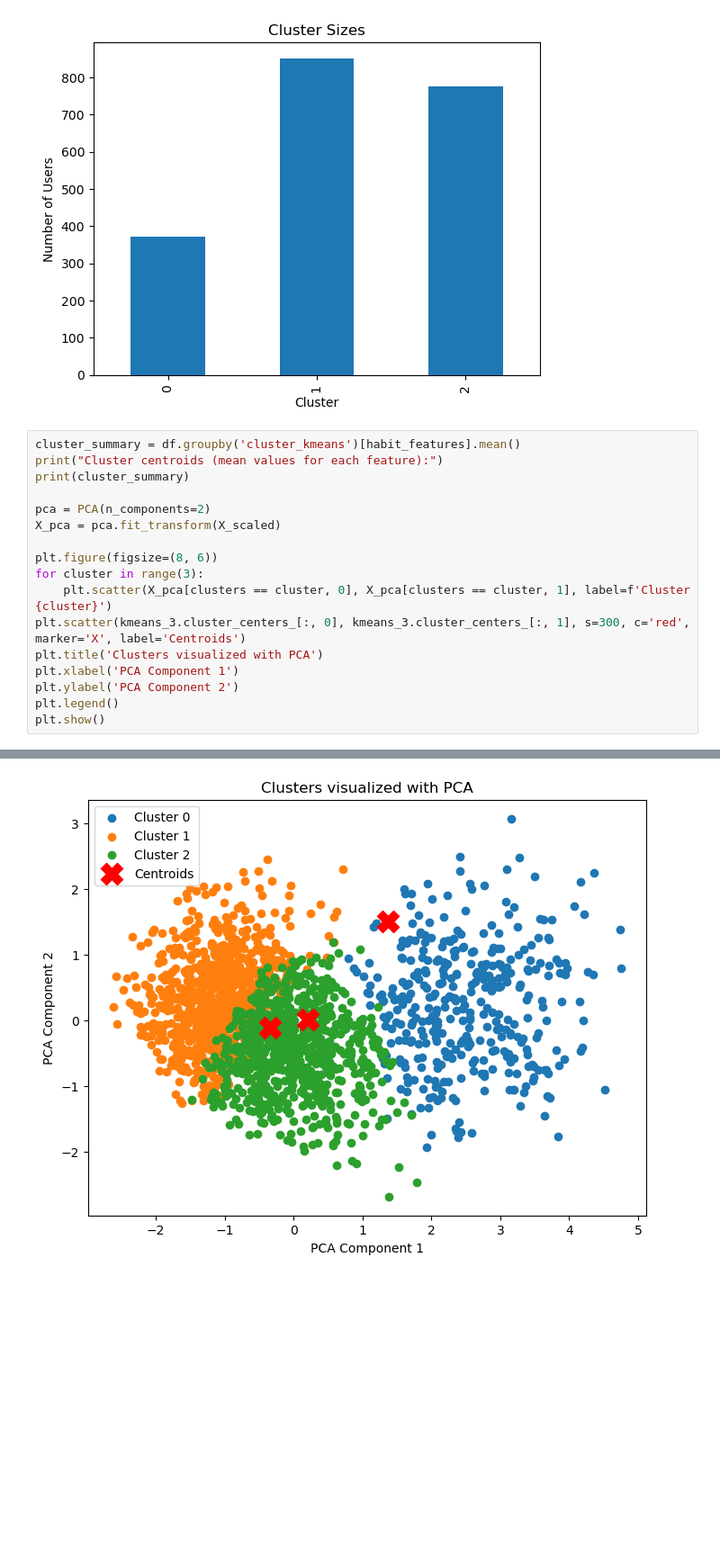
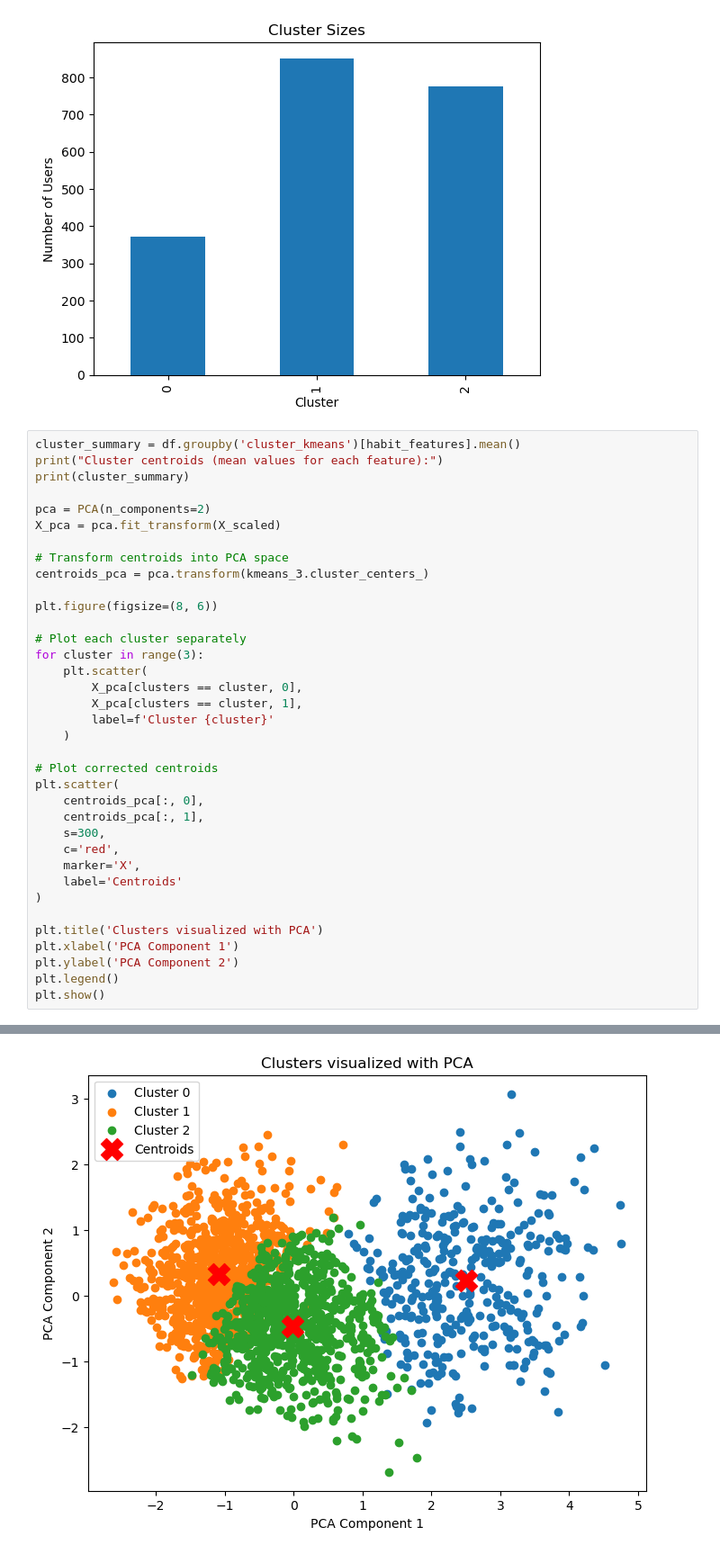
Before and after one commit to lucasvcasimiro-byte/Sleep_vs_Burnout_analysis_ml, a Jupyter notebook: modeling.ipynb, the cells around one changed output, grey strips where cells are left out. Shown at 90% size. Saved outputs shown, nothing was run; the diff lists cells and outputs as text; blank space fills up the shorter version.

```diff
--- a/modeling.ipynb
+++ b/modeling.ipynb
@@ -70,31 +98,50 @@ plt.show()
 # %%
 cluster_summary = df.groupby('cluster_kmeans')[habit_features].mean()
 print("Cluster centroids (mean values for each feature):")
 print(cluster_summary)
 
 pca = PCA(n_components=2)
 X_pca = pca.fit_transform(X_scaled)
 
+# Transform centroids into PCA space
+centroids_pca = pca.transform(kmeans_3.cluster_centers_)
+
 plt.figure(figsize=(8, 6))
+
+# Plot each cluster separately
 for cluster in range(3):
-    plt.scatter(X_pca[clusters == cluster, 0], X_pca[clusters == cluster, 1], label=f'Cluster {cluster}')
-plt.scatter(kmeans_3.cluster_centers_[:, 0], kmeans_3.cluster_centers_[:, 1], s=300, c='red', marker='X', label='Centroids')
+    plt.scatter(
+        X_pca[clusters == cluster, 0],
+        X_pca[clusters == cluster, 1],
+        label=f'Cluster {cluster}'
+    )
+
+# Plot corrected centroids
+plt.scatter(
+    centroids_pca[:, 0],
+    centroids_pca[:, 1],
+    s=300,
+    c='red',
+    marker='X',
+    label='Centroids'
+)
+
 plt.title('Clusters visualized with PCA')
 plt.xlabel('PCA Component 1')
 plt.ylabel('PCA Component 2')
 plt.legend()
 plt.show()
 # %% [output]
 Cluster centroids (mean values for each feature):
                 work_hours  meetings_count  breaks_taken  after_hours_work  \
 cluster_kmeans
 0                11.574531        7.533512      3.672922          0.372654
 1                 7.766686        2.676851      6.505288          0.091657
 2                 9.001598        3.052835      4.157216          0.123711
 
                 app_switches  sleep_hours  task_completion  isolation_index
 cluster_kmeans
 0                  86.305630     5.539625        66.984638         6.442359
 1                  44.820212     7.280270        87.590376         4.713278
 2                  53.759021     7.123724        78.165799         4.300258
-[figure, old version]
+[figure, new version]
```
Also changed, not shown: parts of 4 cells of this notebook, 3 other files.
